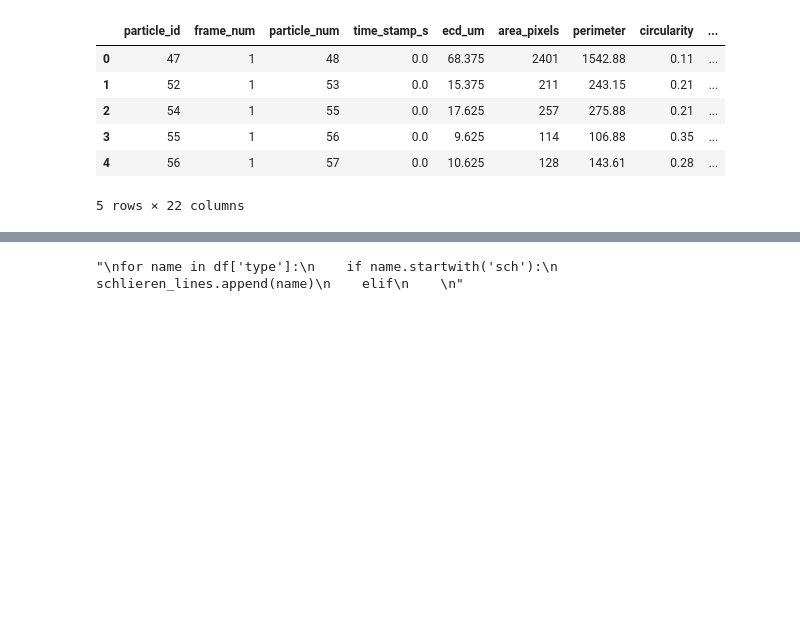
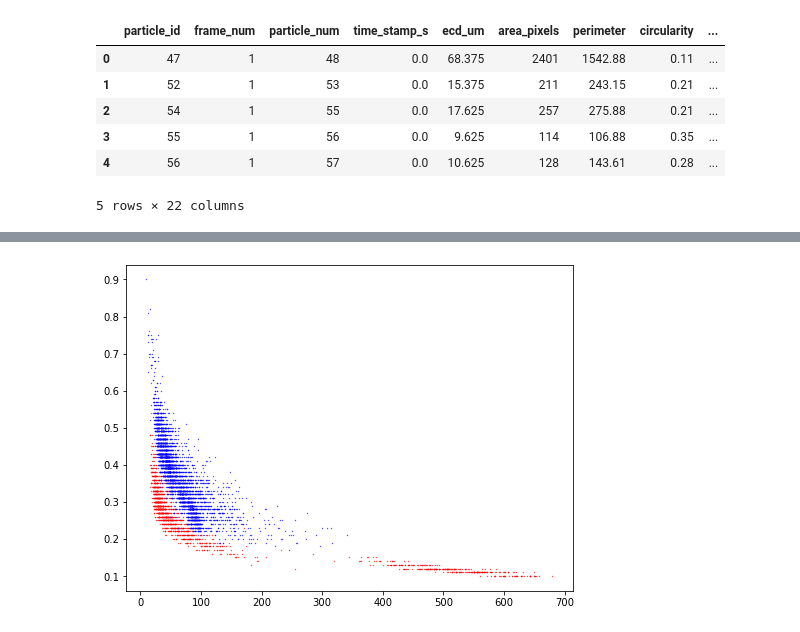
Before and after one commit to Scottholman33/KBI, a Jupyter notebook: KBI_Python_Start.ipynb, the cells around one changed output, grey strips where cells are left out. Saved outputs shown, nothing was run; the diff lists cells and outputs as text; code cells hidden in the pictures; blank space fills up the shorter version.

Commit message:
Visualization and splitting data into types

```diff
--- a/KBI_Python_Start.ipynb
+++ b/KBI_Python_Start.ipynb
@@ -94,2 +113,27 @@ Text(0, 0.5, 'circularity')
 # %%
-particle_type=df.groupby("type")
+grouped_type=df.groupby("type")
+schlieren=grouped_type.get_group("schlieren lines")
+translucent_fibral=grouped_type.get_group("translucent fibral")
+glass=grouped_type.get_group("glass")
+dense_glob=grouped_type.get_group("dense globular")
+protein=grouped_type.get_group(types[4])
+silicone_oil=grouped_type.get_group(types[5])
+multi_si_oil=grouped_type.get_group(types[6])
+silicone_agg=grouped_type.get_group(types[7])
+dense_fibral=grouped_type.get_group(types[8])
+dense_ring=grouped_type.get_group(types[9])
+translucent_ring=grouped_type.get_group(types[10])
+translucent_glob=grouped_type.get_group(types[11])
+
+print("number of schlieren lines =", schlieren.shape[0])
+print("number of translucent fibral particles =", translucent_fibral.shape[0])
+print("number of glass particles =", glass.shape[0])
+print("number of dense globular particles =", dense_glob.shape[0])
+print("number of protein particles =", protein.shape[0])
+print("number of silicone oil particles =", silicone_oil.shape[0])
+print("number of multi silicone oil particles =", multi_si_oil.shape[0])
+print("number of silicone aggregated particles =", silicone_agg.shape[0])
+print("number of dense fibral particles =", dense_fibral.shape[0])
+print("number of dense ring particles =", dense_ring.shape[0])
+print("number of translucent ring-like particles =", translucent_ring.shape[0])
+print("number of translucent globular particles =", translucent_glob.shape[0])
@@ -96,10 +153,14 @@ particle_type=df.groupby("type")
-# %%
-"""
-for name in df['type']:
-    if name.startwith('sch'):
-        schlieren_lines.append(name)
-    elif
-
-"""
-# %% [output]
-"\nfor name in df['type']:\n    if name.startwith('sch'):\n        schlieren_lines.append(name)\n    elif\n    \n"
+# %%
+
+
+fig=plt.figure(figsize=(8,6))
+ax1=fig.add_subplot(1,1,1)
+
+ax1.scatter(schlieren['max_feret_diam_um'], schlieren['circularity'], s=0.1, color = 'r')
+ax1.scatter(translucent_fibral['max_feret_diam_um'], translucent_fibral['circularity'], s=0.1, color = 'b')
+
+#plt.legend()
+#ax1.legend(handles=[schlieren, translucent_fibral])
+plt.show()
+# %% [output]
+[figure, added]
```
Also changed, not shown: parts of 5 cells of this notebook.
